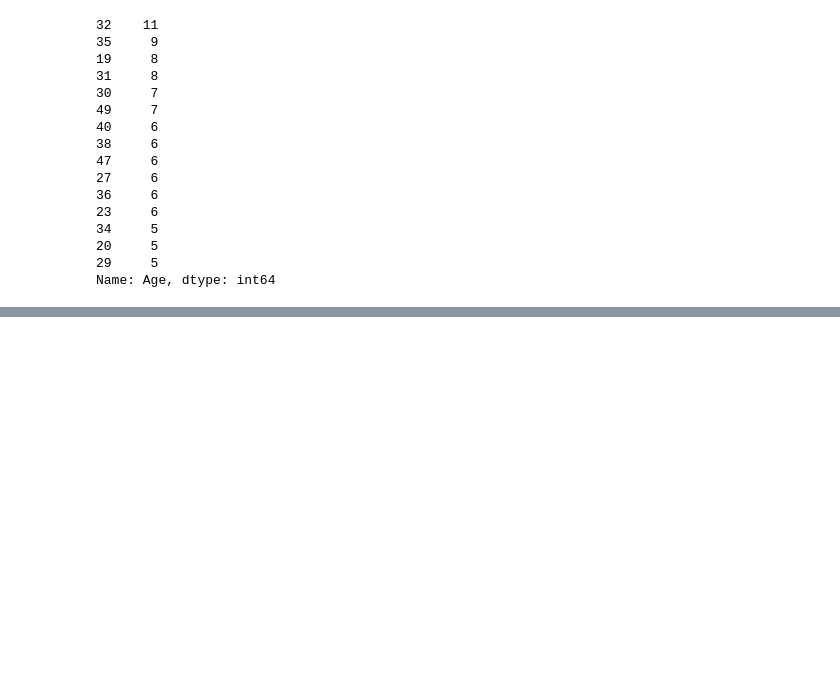
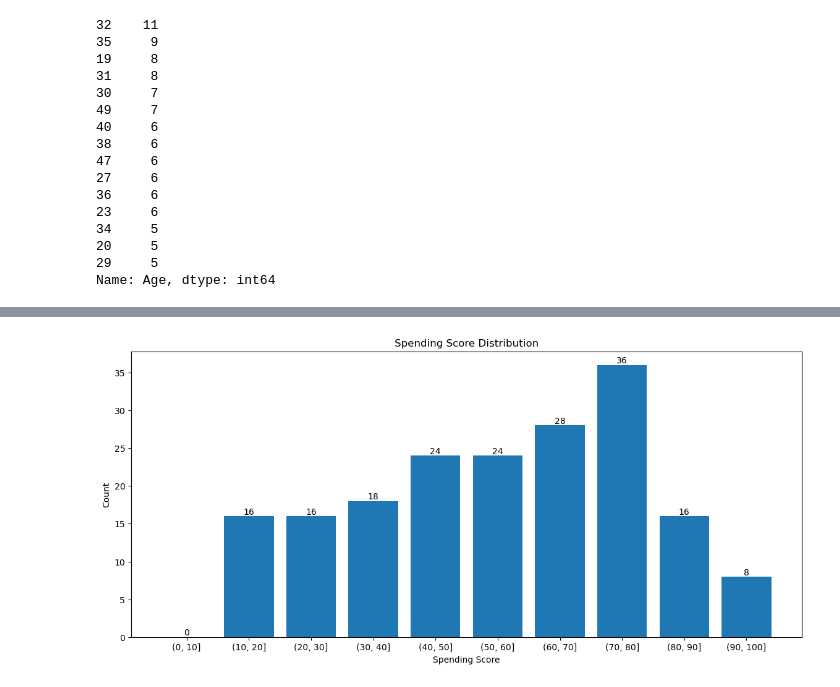
Before and after one commit to masonlonoff/Mall_Customer_Segmentation, a Jupyter notebook: Exploratory_Data_Analysis_Segmentation.ipynb, the cells around one changed output, grey strips where cells are left out. Cells and saved outputs as stored; diff of their text form; code cells hidden in the pictures; blank space fills up the shorter version.

```diff
--- a/Exploratory_Data_Analysis_Segmentation.ipynb
+++ b/Exploratory_Data_Analysis_Segmentation.ipynb
@@ -166,0 +268,22 @@ Name: Age, dtype: int64
+# %%
+# Create bins for income ranges
+bins = [0,10,20,30,40,50,60,70,80,90,100]
+
+
+# Group the data into bins
+spending_bins = pd.cut(df['Annual Income (k$)'], bins=bins)
+
+# Count the values in each bin
+spending_counts = spending_bins.value_counts().sort_index()
+
+plt.figure(figsize=(14,6))
+plt.bar(spending_counts.index.astype(str), spending_counts.values)
+plt.xlabel("Spending Score")
+plt.ylabel("Count")
+plt.title("Spending Score Distribution")
+
+# Add data labels to the bars
+for i, count in enumerate(spending_counts):
+    plt.text(i, count, str(count), ha='center', va='bottom')
+# %% [output]
+[figure, added]
```
Also changed, not shown: parts of 14 cells of this notebook.
